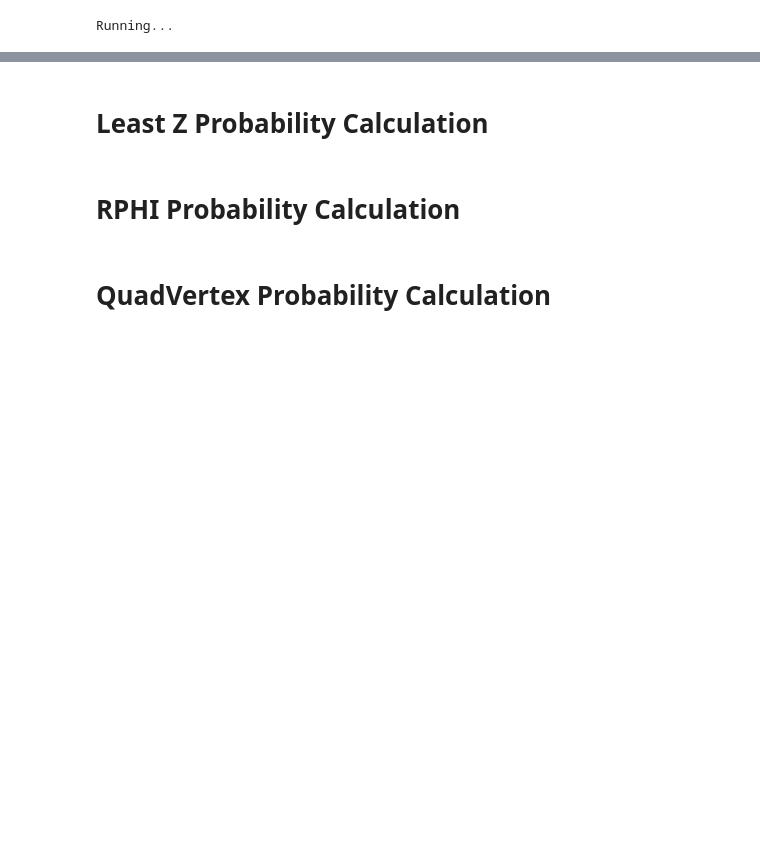
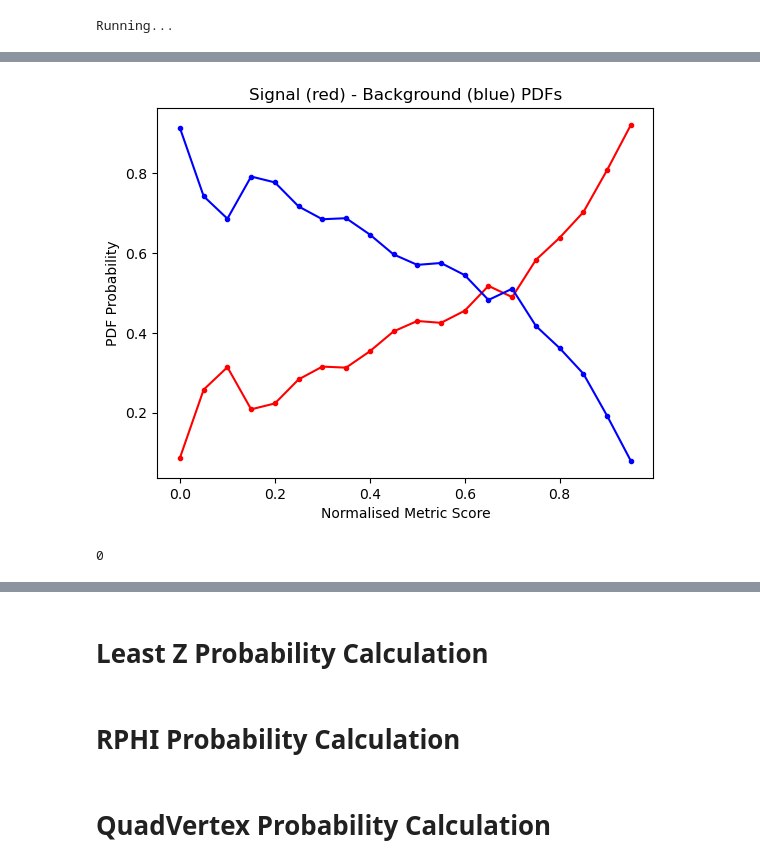
Before and after one commit to Alex-Garratt/PX402---Physics-Project-Repository, a Jupyter notebook: PDF Generation and Likelihood Calculation.ipynb, the cells around one changed output, grey strips where cells are left out. Drawn from its saved outputs; the diff is of its cells as text; code cells hidden in the pictures; blank space fills up the shorter version.

```diff
--- a/PDF Generation and Likelihood Calculation.ipynb
+++ b/PDF Generation and Likelihood Calculation.ipynb
@@ -88,4 +91,7 @@ def plotpdf(normalised_signal, signal_bin_values, normalised_background, backgro
 # %%
-#normalised_signal, signal_bin_values, normalised_background, background_bin_values = normalisepdfs("signal_lz_hist.csv", "back_lz_hist.csv")
-#plotpdf(normalised_signal, signal_bin_values, normalised_background, background_bin_values)
+normalised_signal, signal_bin_values, normalised_background, background_bin_values = normalisepdfs("signal_lz_hist.csv", "back_lz_hist.csv")
+plotpdf(normalised_signal, signal_bin_values, normalised_background, background_bin_values)
+# %% [output]
+[figure, added]
+0
 # %%
```
Also changed, not shown: parts of 12 cells of this notebook, 2 other files.
